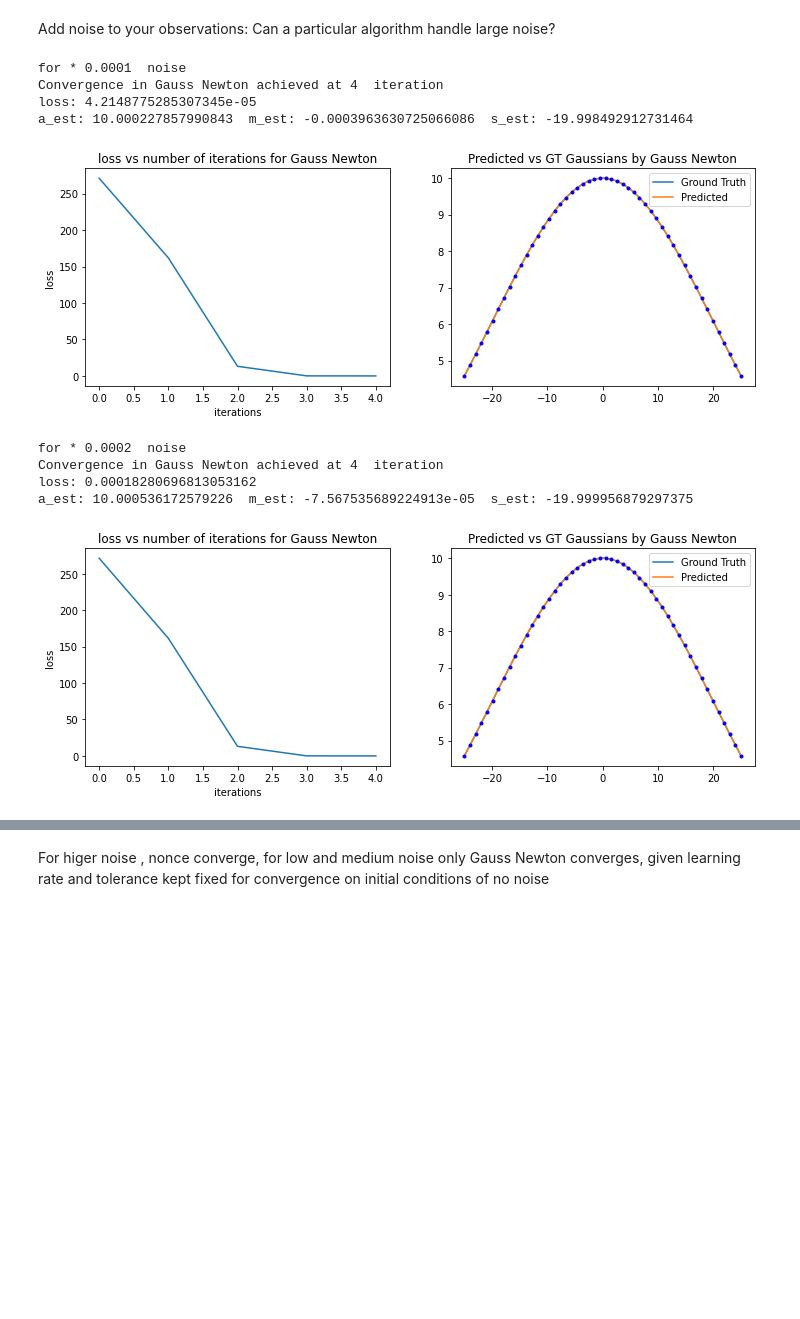
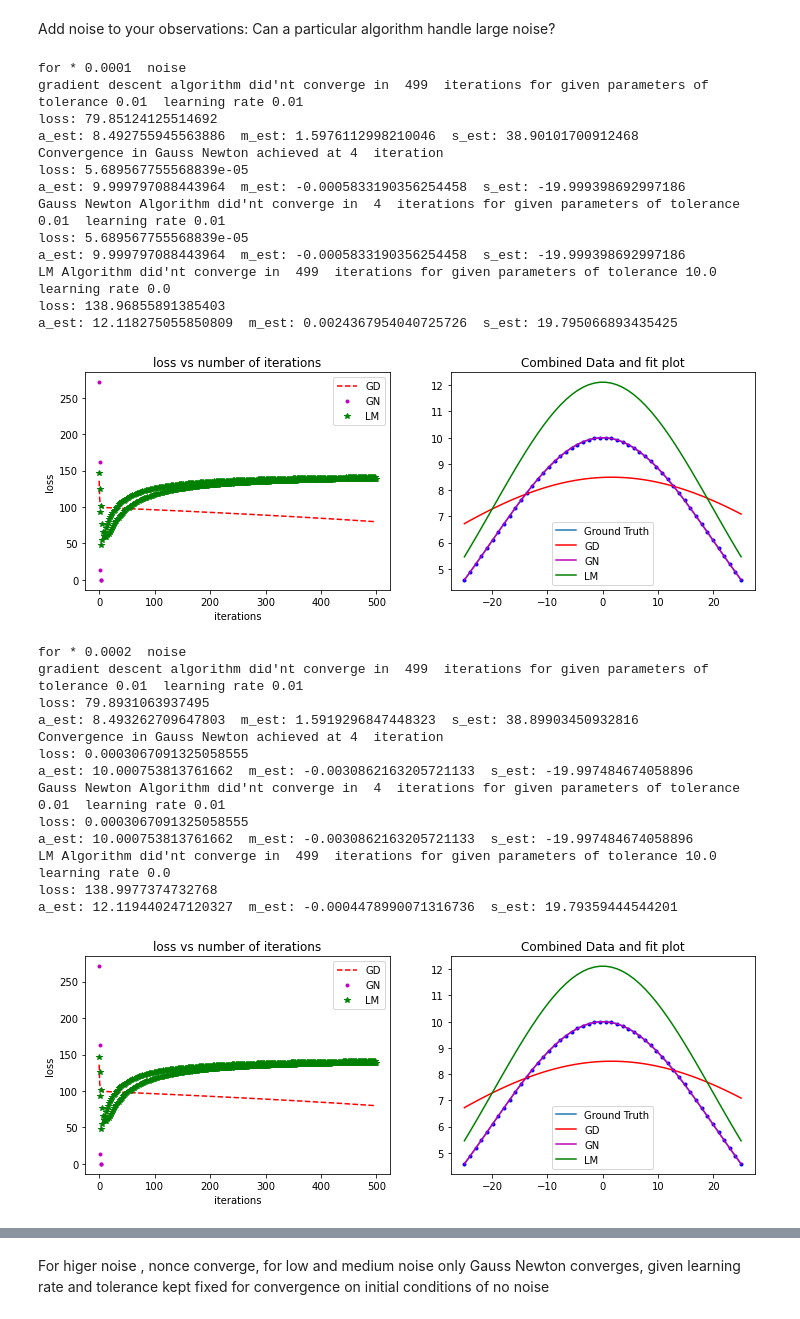
Before and after one commit to avani17101/ICP-and-Non-linear-least-squares-optimization, a Jupyter notebook: 16-spacex-Assignment-3.ipynb, the cells around one changed output, grey strips where cells are left out. Saved outputs shown, nothing was run; the diff lists cells and outputs as text; code cells hidden in the pictures; blank space fills up the shorter version.

```diff
--- a/16-spacex-Assignment-3.ipynb
+++ b/16-spacex-Assignment-3.ipynb
@@ -235,0 +300,5 @@ a_est: 10.254077061575403  m_est: -1.0498505979479578  s_est: 18.798688886556167
+# %%
+tolerance = [1e-3,1e-2,1e-1,1,1e+1,1e+2]
+for t in tolerance:
+    ygd,lgd = gradDescent(xObserved,yObserved,calculatedPrameters,0.01,t)
+    plot(xObserved,yObserved,ygd, lgd,"GD")
@@ -245,10 +345,11 @@ m_est = 13
 s_est = 19.12
 yObserved = gaussian(xObserved, a_gt, m_gt, s_gt)
 calculatedPrameters = np.array([a_est, m_est, s_est])
-tolerance = np.array([1e-2,1e-1,1e0,1e+1])
+tolerance = np.array([1e-3,1e-2,1e-1,1,1e+1,1e+2])
 for tol in tolerance:
     print("\n tolerance ",tol)
-    gradDescent(xObserved,yObserved,calculatedPrameters,0.01,tol)
-    gaussNewton(xObserved,yObserved,calculatedPrameters,0.01,tol)
-    LM(xObserved,yObserved,calculatedPrameters,10,tol)
+    ygd,lgd = gradDescent(xObserved,yObserved,calculatedPrameters,0.01,tol)
+    ygn,lgn = gaussNewton(xObserved,yObserved,calculatedPrameters,0.01,tol)
+    ylm,llm= LM(xObserved,yObserved,calculatedPrameters,10,tol)
+    combinedplot(xObserved,yObserved,ygd,lgd,ygn,lgn,ylm,llm)
 # %% [output]
@@ -292,9 +449,10 @@ yObserved = gaussian(xObserved, a_gt, m_gt, s_gt)
 ests = np.array([[20,13,19.2],[15,15,30],[0,5,30],[10,5,45]])
 for calculatedPrameters in ests:
     print("for a_est:",calculatedPrameters[0]," m_est:",calculatedPrameters[1], " s_est:",calculatedPrameters[2])
-    gradDescent(xObserved,yObserved,calculatedPrameters,0.01,1e-2)
-    gaussNewton(xObserved,yObserved,calculatedPrameters,0.01,1e-2)
-    LM(xObserved,yObserved,calculatedPrameters,10,1e+1)
+    ygd,lgd = gradDescent(xObserved,yObserved,calculatedPrameters,0.01,1e-2)
+    ygn,lgn = gaussNewton(xObserved,yObserved,calculatedPrameters,0.01,1e-2)
+    ylm,llm= LM(xObserved,yObserved,calculatedPrameters,10,1e+1)
+    combinedplot(xObserved,yObserved,ygd,lgd,ygn,lgn,ylm,llm)
 # %% [output]
 for a_est: 20.0  m_est: 13.0  s_est: 19.2
 Convergence in gradient descent achieved at 401  iteration
@@ -336,8 +526,9 @@ for o in numberOfObservations:
     s_gt = 20
     yObserved = gaussian(xObserved, a_gt, m_gt, s_gt)
     print("for", o,"observations")
-    gradDescent(xObserved,yObserved,calculatedPrameters,0.01,1e-2)
-    gaussNewton(xObserved,yObserved,calculatedPrameters,0.01,1e-2)
-    LM(xObserved,yObserved,calculatedPrameters,10,1e+1)
+    ygd,lgd = gradDescent(xObserved,yObserved,calculatedPrameters,0.01,1e-2)
+    ygn,lgn = gaussNewton(xObserved,yObserved,calculatedPrameters,0.01,1e-2)
+    ylm,llm= LM(xObserved,yObserved,calculatedPrameters,10,1e+1)
+    combinedplot(xObserved,yObserved,ygd,lgd,ygn,lgn,ylm,llm)
 # %% [output]
 for 3 observations
@@ -374,25 +621,44 @@ Add noise to your observations: Can a particular algorithm handle large noise?
 # %%
 noise_arr = [1/10000,1/5000,1/1000,1/500,1/100]
 o = 50
 for n in noise_arr:
     xObserved = np.linspace(-25, 25, o)
     a_gt = 10
     m_gt = 0
     s_gt = 20
     yObserved = gaussian(xObserved, a_gt, m_gt, s_gt)+np.random.normal(0,a_gt*n,o)
     print("for *", n," noise")
-    gradDescent(xObserved,yObserved,calculatedPrameters,0.01,1e-2)
-    gaussNewton(xObserved,yObserved,calculatedPrameters,0.01,1e-2)
-    LM(xObserved,yObserved,calculatedPrameters,10,1e+1)
+    ygd,lgd = gradDescent(xObserved,yObserved,calculatedPrameters,0.01,1e-2)
+    ygn,lgn = gaussNewton(xObserved,yObserved,calculatedPrameters,0.01,1e-2)
+    ylm,llm= LM(xObserved,yObserved,calculatedPrameters,10,1e+1)
+    combinedplot(xObserved,yObserved,ygd,lgd,ygn,lgn,ylm,llm)
 # %% [output]
 for * 0.0001  noise
+gradient descent algorithm did'nt converge in  499  iterations for given parameters of tolerance 0.01  learning rate 0.01
+loss: 79.85124125514692
+a_est: 8.492755945563886  m_est: 1.5976112998210046  s_est: 38.90101700912468
 Convergence in Gauss Newton achieved at 4  iteration
-loss: 4.2148775285307345e-05
-a_est: 10.000227857990843  m_est: -0.0003963630725066086  s_est: -19.998492912731464
+loss: 5.689567755568839e-05
+a_est: 9.999797088443964  m_est: -0.0005833190356254458  s_est: -19.999398692997186
+Gauss Newton Algorithm did'nt converge in  4  iterations for given parameters of tolerance 0.01  learning rate 0.01
+loss: 5.689567755568839e-05
+a_est: 9.999797088443964  m_est: -0.0005833190356254458  s_est: -19.999398692997186
+LM Algorithm did'nt converge in  499  iterations for given parameters of tolerance 10.0  learning rate 0.0
+loss: 138.96855891385403
+a_est: 12.118275055850809  m_est: 0.0024367954040725726  s_est: 19.795066893435425
-[figure, old version]
+[figure, new version]
 for * 0.0002  noise
+gradient descent algorithm did'nt converge in  499  iterations for given parameters of tolerance 0.01  learning rate 0.01
+loss: 79.8931063937495
+a_est: 8.493262709647803  m_est: 1.5919296847448323  s_est: 38.89903450932816
 Convergence in Gauss Newton achieved at 4  iteration
-loss: 0.00018280696813053162
-a_est: 10.000536172579226  m_est: -7.567535689224913e-05  s_est: -19.999956879297375
+loss: 0.0003067091325058555
+a_est: 10.000753813761662  m_est: -0.0030862163205721133  s_est: -19.997484674058896
+Gauss Newton Algorithm did'nt converge in  4  iterations for given parameters of tolerance 0.01  learning rate 0.01
+loss: 0.0003067091325058555
+a_est: 10.000753813761662  m_est: -0.0030862163205721133  s_est: -19.997484674058896
+LM Algorithm did'nt converge in  499  iterations for given parameters of tolerance 10.0  learning rate 0.0
+loss: 138.9977374732768
+a_est: 12.119440247120327  m_est: -0.0004478990071316736  s_est: 19.79359444544201
-[figure, old version]
+[figure, new version]
 for * 0.001  noise
```
Also changed, not shown: parts of 16 cells of this notebook.
